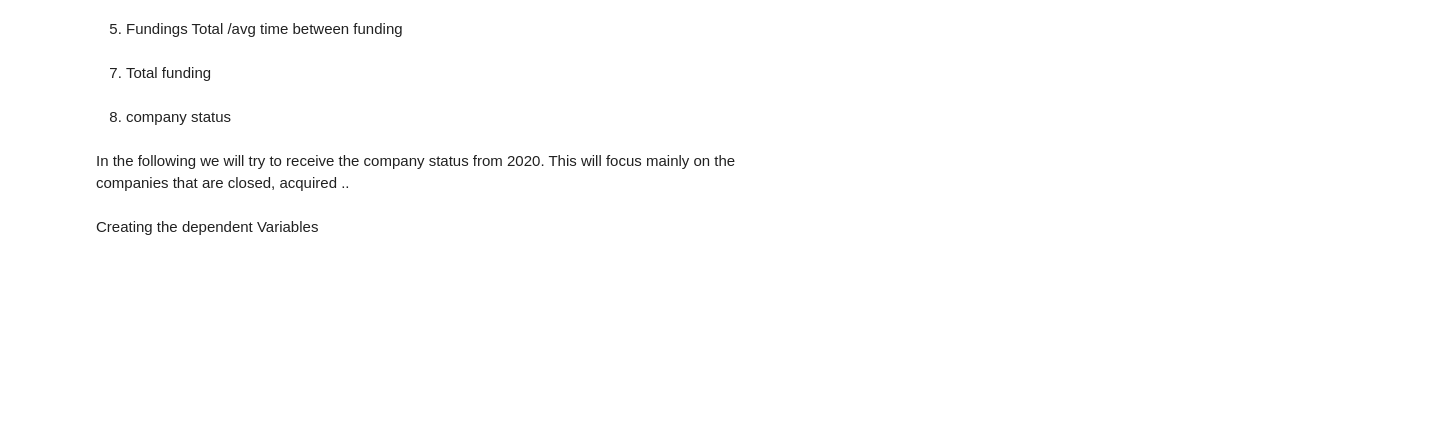
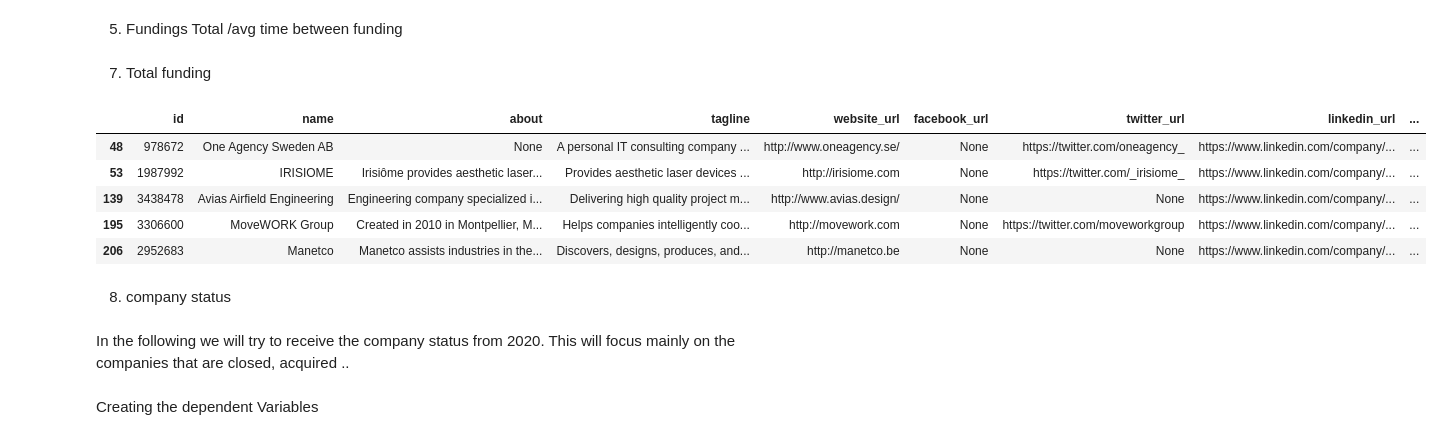
Before and after one commit to FriedrichHermann/Jarvis, a Jupyter notebook: Second Try/Dataset.ipynb, the cells around one changed output. Saved outputs shown, nothing was run; the diff lists cells and outputs as text; code cells hidden in the pictures; blank space fills up the shorter version.

```diff
--- a/Second Try/Dataset.ipynb
+++ b/Second Try/Dataset.ipynb
@@ -465,11 +474,6 @@ df_3["team_female"]=list(map(lambda p: p.count("female"),df_3["team_gender"]))
 df_3.drop(columns="team_gender",inplace=True)
 # %% [markdown]
 Turning url's to the binary (0-has no url, 1-has url)
-# %%
-df_3["website_url"]=df_3["website_url"].apply(lambda x:0 if x==None else 1)
-df_3["linkedin_url"]=df_3["linkedin_url"].apply(lambda x:0 if x==None else 1)
-df_3["facebook_url"]=df_3["facebook_url"].apply(lambda x:0 if x==None else 1)
-df_3["twitter_url"]=df_3["twitter_url"].apply(lambda x:0 if x==None else 1)
 # %% [markdown]
 ### Spliting the Data into on dataframe from 3 years ago and today
 # %% [markdown]
@@ -652,13 +665,35 @@ df_past["fundings_total"]=b
 a=map(lambda p: (level1_extractor_list_past(p,"year",2020,"year")), df_past["fundings_items"])
 b=list(a)
 df_past["avg_time_funding"]=b
-df_past["avg_time_funding"]=df_past["avg_time_funding"].apply(lambda x: np.mean((np.array(x[0:len(x)-1])-np.array(x[1:len(x)]))) if len(x)!=0 else None)
+
+def avg_time(x,y):
+    if len(x)==1:
+        avg_fund=x[0]-y
+    elif len(x)>1:
+        dif=np.array(x[0:len(x)-1])-np.array(x[1:len(x)])
+        avg_fund=(np.mean(np.append(dif,x[len(x)-1]-y))) # will add time to first funding to even it out with companies that had one funding
+    else:
+        avg_fund=None
+
+    return avg_fund
+
+a=map(avg_time,df_past["avg_time_funding"],df_past["launch_year"])
+df_past["avg_time_funding"]=list(a)
 # %% [markdown]
 7. Total funding
 # %%
 a=map(lambda p: sum(level1_extractor_list_past(p,"year",2020,"amount_source")), df_past["fundings_items"])
 b=list(a)
 df_past["total_funding"]=b
+# %%
+df_past.loc[(df_past["ownerships"].apply(lambda x: True if x[0]=="bootstrapped" else False))].head()
+# %% [output]
+|  | id | name | about | tagline | website_url | facebook_url | twitter_url | linkedin_url | ... |
+| 48 | 978672 | One Agency Sweden AB | None | A personal IT consulting company ... | http://www.oneagency.se/ | None | https://twitter.com/oneagency_ | https://www.linkedin.com/company/... | ... |
+| 53 | 1987992 | IRISIOME | Irisiôme provides aesthetic laser... | Provides aesthetic laser devices ... | http://irisiome.com | None | https://twitter.com/_irisiome_ | https://www.linkedin.com/company/... | ... |
+| 139 | 3438478 | Avias Airfield Engineering | Engineering company specialized i... | Delivering high quality project m... | http://www.avias.design/ | None | None | https://www.linkedin.com/company/... | ... |
+| 195 | 3306600 | MoveWORK Group | Created in 2010 in Montpellier, M... | Helps companies intelligently coo... | http://movework.com | None | https://twitter.com/moveworkgroup | https://www.linkedin.com/company/... | ... |
+| 206 | 2952683 | Manetco | Manetco assists industries in the... | Discovers, designs, produces, and... | http://manetco.be | None | None | https://www.linkedin.com/company/... | ... |
 # %% [markdown]
 8. company status
 # %% [markdown]
```
Also changed, not shown: parts of 82 cells of this notebook, 1 other file.
